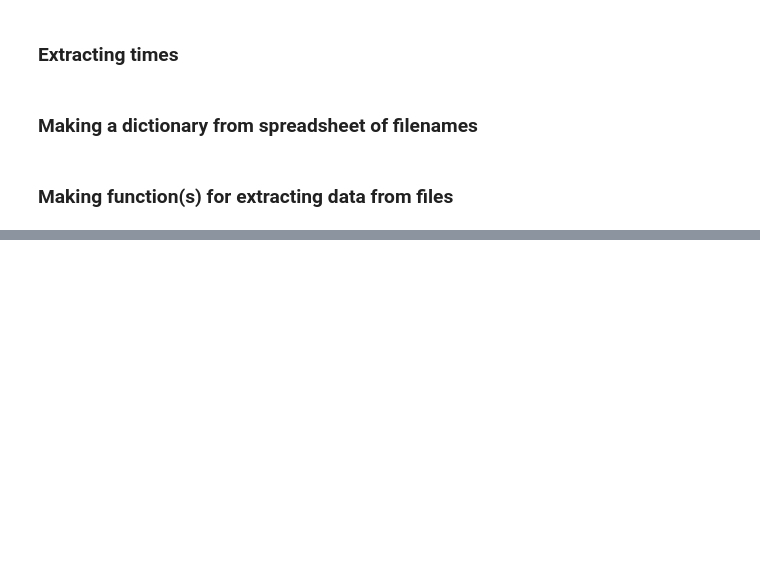
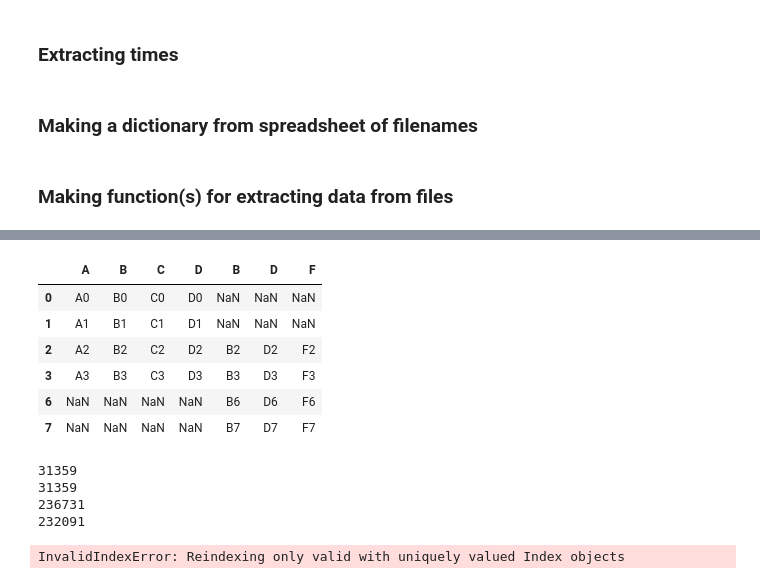
Before and after one commit to Zahaab/ENGIN-X-DATA-CLEANING, a Jupyter notebook: ENGIN_X_DATA_CLEANING/Untitled.ipynb, the cells around one changed output, grey strips where cells are left out. Saved outputs shown, nothing was run; the diff lists cells and outputs as text; code cells hidden in the pictures; blank space fills up the shorter version.

```diff
--- a/ENGIN_X_DATA_CLEANING/Untitled.ipynb
+++ b/ENGIN_X_DATA_CLEANING/Untitled.ipynb
@@ -226,0 +343,76 @@ def ExtractData():
+# %%
+df1 = pd.DataFrame({'A': ['A0', 'A1', 'A2', 'A3'],
+                    'B': ['B0', 'B1', 'B2', 'B3'],
+                    'C': ['C0', 'C1', 'C2', 'C3'],
+                    'D': ['D0', 'D1', 'D2', 'D3']},
+                    index=[0, 1, 2, 3])
+
+df2 = pd.DataFrame({'A': ['A4', 'A5', 'A6', 'A7'],
+                    'B': ['B4', 'B5', 'B6', 'B7'],
+                    'C': ['C4', 'C5', 'C6', 'C7'],
+                    'D': ['D4', 'D5', 'D6', 'D7']},
+                    index=[4, 5, 6, 7])
+
+df3 = pd.DataFrame({'A': ['A8', 'A9', 'A10', 'A11'],
+                    'B': ['B8', 'B9', 'B10', 'B11'],
+                    'C': ['C8', 'C9', 'C10', 'C11'],
+                    'D': ['D8', 'D9', 'D10', 'D11']},
+                    index=[8, 9, 10, 11])
+
+df4 = pd.DataFrame({'B': ['B2', 'B3', 'B6', 'B7'],
+                    'D': ['D2', 'D3', 'D6', 'D7'],
+                    'F': ['F2', 'F3', 'F6', 'F7']},
+                    index=[2, 3, 6, 7])
+
+result = result = pd.concat([df1, df4], axis=1, sort=False)
+
+result
+# %% [output]
+|  | A | B | C | D | B | D | F |
+| 0 | A0 | B0 | C0 | D0 | NaN | NaN | NaN |
+| 1 | A1 | B1 | C1 | D1 | NaN | NaN | NaN |
+| 2 | A2 | B2 | C2 | D2 | B2 | D2 | F2 |
+| 3 | A3 | B3 | C3 | D3 | B3 | D3 | F3 |
+| 6 | NaN | NaN | NaN | NaN | B6 | D6 | F6 |
+| 7 | NaN | NaN | NaN | NaN | B7 | D7 | F7 |
+# %%
+d = "C:\\Users\\zahaab\\test_runs"
+df1 = pd.DataFrame()
+for filename in os.listdir(d):
+    #print(filename)
+    file_path = d+"\\"+filename
+    df2 = pd.read_csv(file_path,index_col=0)
+    df2["Run_Number"] = filename
+    df1 = df1.append(df2, ignore_index=False, sort=False)
+
+print(len(df1["Date/Time"].values))
+print(len(np.unique(df1["Date/Time"].values)))
+
+direct = "D:\\stuff\\OtherData\\cycle_13_1\\Stress Rig"
+df3 = pd.DataFrame()
+for filename in os.listdir(direct):
+    file_path = direct+"\\"+filename
+    df4 = pd.read_csv(file_path, sep = "|", skipinitialspace = True, skiprows = [0,1])
+    df3 = df3.append(df4, ignore_index=False, sort=False)
+#print(df3)
+df3 = df3.rename(index = str, columns = dict(zip(
+    df3.columns.values.tolist(), ['rig_{0}'.format(i).replace(" ", "") for i in df3.columns.values.tolist()])))
+df3 = df3.rename(index = str, columns = {'rig_Date/Time' : 'Date/Time'})
+
+print(len(df3["Date/Time"].values))
+print(len(np.unique(df3["Date/Time"].values)))
+
+df1.set_index("Date/Time")
+df3.set_index("Date/Time")
+
+8result = pd.concat([df3, df1], axis=1, sort=False, join='outer')
+
+print(df1)
+print(df3)
+result
+# %% [output]
+31359
+31359
+236731
+232091
+InvalidIndexError: Reindexing only valid with uniquely valued Index objects
```
Also changed, not shown: parts of 20 cells of this notebook, 2 other files.
